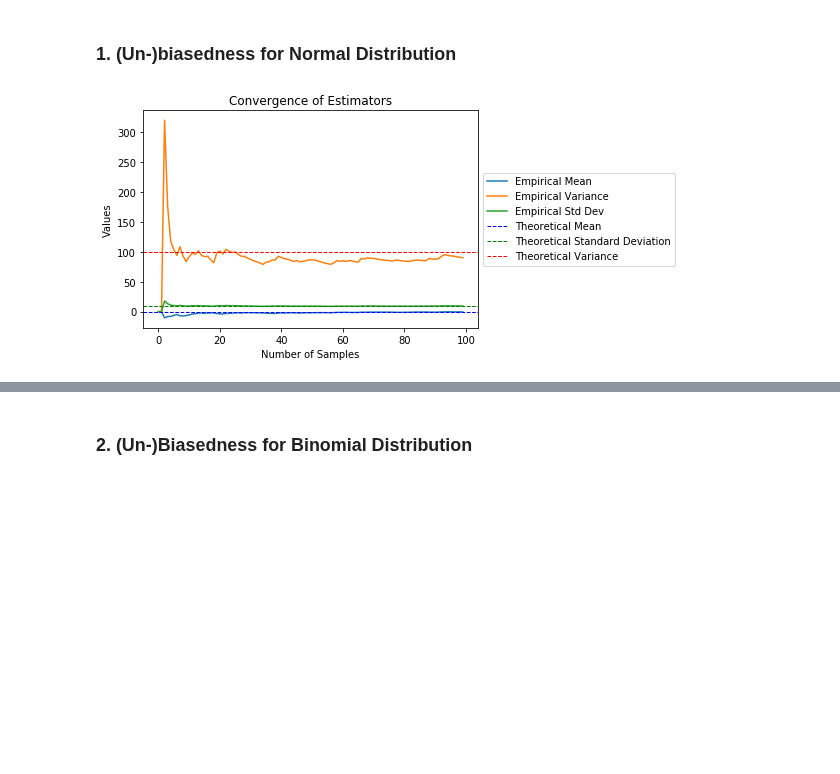
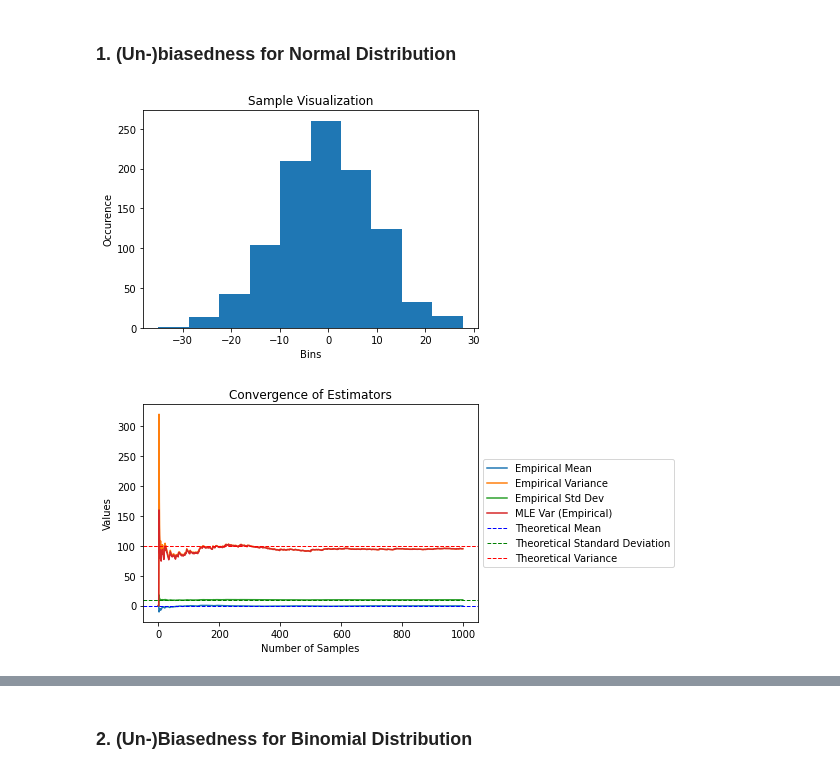
Before and after one commit to DorotheaMueller/statistics_assignments, a Jupyter notebook: ex_2.ipynb, the cells around one changed output, grey strips where cells are left out. Cells and saved outputs as stored; diff of their text form; code cells hidden in the pictures; blank space fills up the shorter version.

```diff
--- a/ex_2.ipynb
+++ b/ex_2.ipynb
@@ -221,9 +221,17 @@ The MLE are normal distributed around the true parameter $\mu$ for both the dire
 # %% [markdown]
 ### 1. (Un-)biasedness for Normal Distribution
 # %%
-n = 100
+# True, usually unknown parameters.
+n = 1000
 mean_ = 0
 std_dev = 10
 var = std_dev ** 2
 sample = np.random.normal(mean_, std_dev, n)
+
+plt.hist(sample)
+plt.title("Sample Visualization")
+plt.xlabel("Bins")
+plt.ylabel("Occurence");
+# %% [output]
+[figure, added]
 # %%
@@ -239,6 +250,7 @@ for i in range(2, n):
 plt.plot(all_means, label = 'Empirical Mean')
 plt.plot(all_var, label = 'Empirical Variance')
 plt.plot(all_std_dev, label = 'Empirical Std Dev')
+plt.plot(all_mle_var, label = 'MLE Var (Empirical)')
 plt.xlabel("Number of Samples")
 plt.ylabel("Values")
 plt.axhline(mean_, color='blue', linestyle='dashed', linewidth=1, label = 'Theoretical Mean')
@@ -248,5 +260,5 @@ plt.axhline(var, color = 'red', linestyle='dashed', linewidth=1, label = 'Theore
 plt.legend(loc='center left', bbox_to_anchor=(1, 0.5))
 plt.title(f"Convergence of Estimators");
 # %% [output]
-[figure, old version]
+[figure, new version]
 # %%
```
Also changed, not shown: parts of 26 cells of this notebook.
